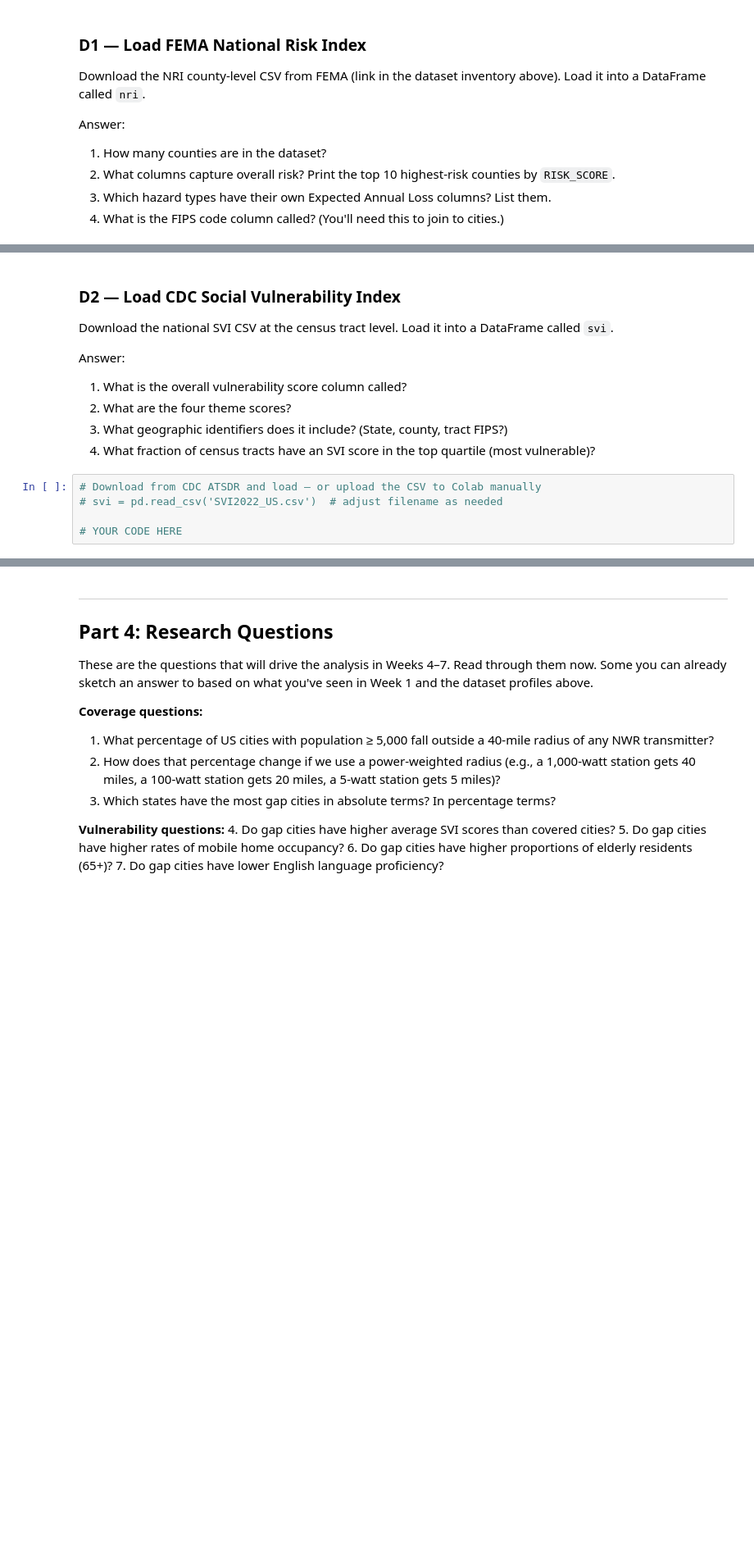
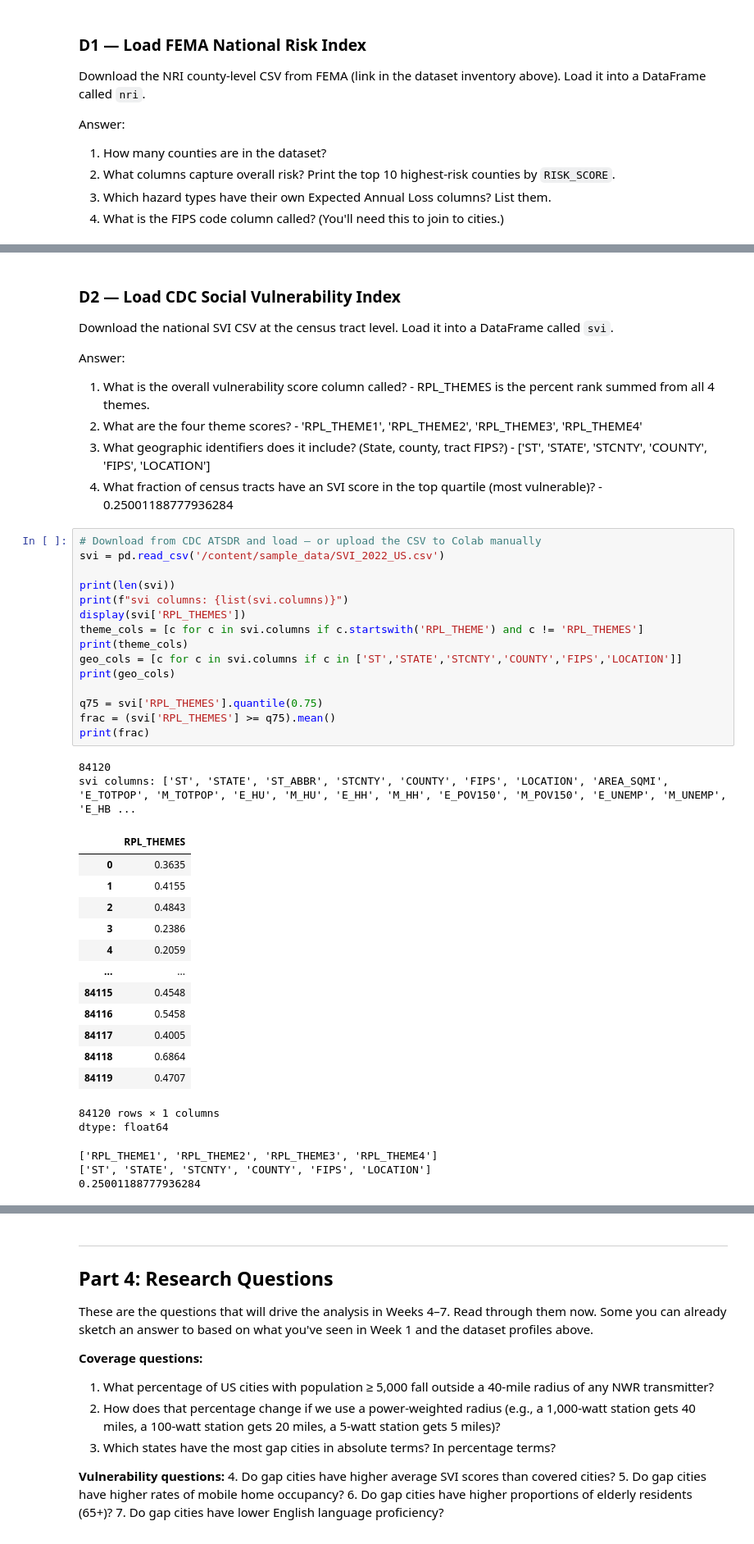
Before and after one commit to W2NJL/nwr-gap-research, a Jupyter notebook: week2_datasets_and_gaps.ipynb, the cells around one changed output, grey strips where cells are left out. Shown at 82% size. Drawn from its saved outputs; the diff is of its cells as text; blank space fills up the shorter version.

```diff
--- a/week2_datasets_and_gaps.ipynb
+++ b/week2_datasets_and_gaps.ipynb
@@ -200,15 +227,45 @@ Answer:
 Download the national SVI CSV at the census tract level. Load it into a DataFrame called `svi`.
 
 Answer:
-1. What is the overall vulnerability score column called?
-2. What are the four theme scores?
-3. What geographic identifiers does it include? (State, county, tract FIPS?)
-4. What fraction of census tracts have an SVI score in the top quartile (most vulnerable)?
+1. What is the overall vulnerability score column called? - RPL_THEMES is the percent rank summed from all 4 themes.
+2. What are the four theme scores? - 'RPL_THEME1', 'RPL_THEME2', 'RPL_THEME3', 'RPL_THEME4'
+3. What geographic identifiers does it include? (State, county, tract FIPS?) - ['ST', 'STATE', 'STCNTY', 'COUNTY', 'FIPS', 'LOCATION']
+4. What fraction of census tracts have an SVI score in the top quartile (most vulnerable)? - 0.25001188777936284
-# %%
-# Download from CDC ATSDR and load — or upload the CSV to Colab manually
-# svi = pd.read_csv('SVI2022_US.csv')  # adjust filename as needed
-
-# YOUR CODE HERE
+# %%
+# Download from CDC ATSDR and load — or upload the CSV to Colab manually
+svi = pd.read_csv('/content/sample_data/SVI_2022_US.csv')
+
+print(len(svi))
+print(f"svi columns: {list(svi.columns)}")
+display(svi['RPL_THEMES'])
+theme_cols = [c for c in svi.columns if c.startswith('RPL_THEME') and c != 'RPL_THEMES']
+print(theme_cols)
+geo_cols = [c for c in svi.columns if c in ['ST','STATE','STCNTY','COUNTY','FIPS','LOCATION']]
+print(geo_cols)
+
+q75 = svi['RPL_THEMES'].quantile(0.75)
+frac = (svi['RPL_THEMES'] >= q75).mean()
+print(frac)
+# %% [output]
+84120
+svi columns: ['ST', 'STATE', 'ST_ABBR', 'STCNTY', 'COUNTY', 'FIPS', 'LOCATION', 'AREA_SQMI', 'E_TOTPOP', 'M_TOTPOP', 'E_HU', 'M_HU', 'E_HH', 'M_HH', 'E_POV150', 'M_POV150', 'E_UNEMP', 'M_UNEMP', 'E_HB ...
+|  | RPL_THEMES |
+| 0 | 0.3635 |
+| 1 | 0.4155 |
+| 2 | 0.4843 |
+| 3 | 0.2386 |
+| 4 | 0.2059 |
+| ... | ... |
+| 84115 | 0.4548 |
+| 84116 | 0.5458 |
+| 84117 | 0.4005 |
+| 84118 | 0.6864 |
+| 84119 | 0.4707 |
+84120 rows × 1 columns
+dtype: float64
+['RPL_THEME1', 'RPL_THEME2', 'RPL_THEME3', 'RPL_THEME4']
+['ST', 'STATE', 'STCNTY', 'COUNTY', 'FIPS', 'LOCATION']
+0.25001188777936284
 # %% [markdown]
 ### D3 — Load NOAA Storm Events (All Hazards)
 
```
Also changed, not shown: parts of 10 cells of this notebook.
